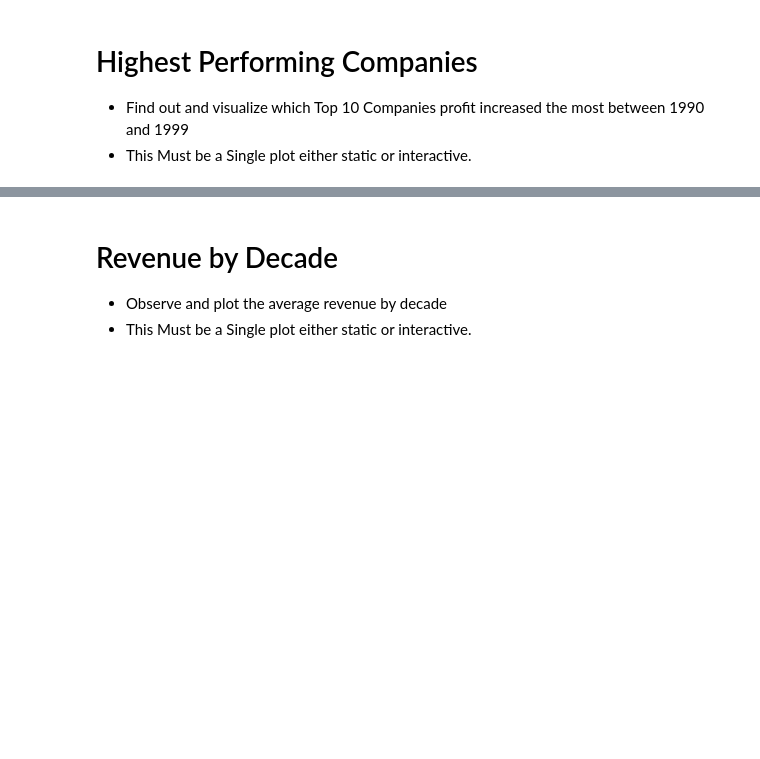
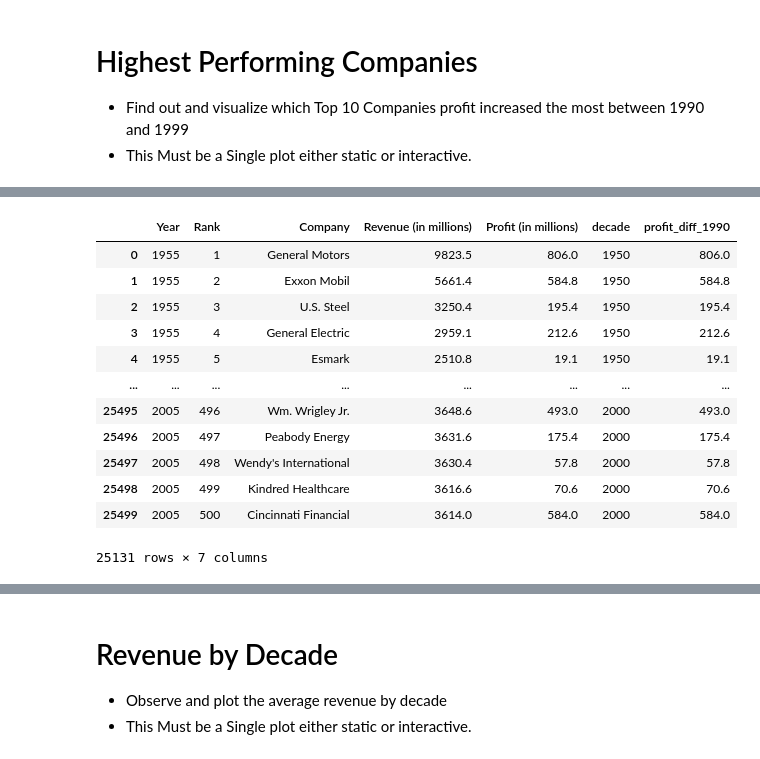
Before and after one commit to sean-halpin/data_vis, a Jupyter notebook: data_vis.ipynb, the cells around one changed output, grey strips where cells are left out. Saved outputs shown, nothing was run; the diff lists cells and outputs as text; code cells hidden in the pictures; blank space fills up the shorter version.

```diff
--- a/data_vis.ipynb
+++ b/data_vis.ipynb
@@ -256,0 +280,28 @@ between 1990 and 1999
+# %%
+def get_profit(comp, year):
+  try:
+    ret = df.loc[(df['Year'] == year) & (df['Company'] == comp)]['Profit (in millions)']
+    if (ret > 0):
+      return ret
+    else:
+      return 0
+  except Exception as e:
+    # print(e)
+    return 0
+
+df['profit_diff_1990'] = df.apply(lambda x: x['Profit (in millions)'] - get_profit(x.Company, 1990), axis=1)
+df
+# %% [output]
+|  | Year | Rank | Company | Revenue (in millions) | Profit (in millions) | decade | profit_diff_1990 |
+| 0 | 1955 | 1 | General Motors | 9823.5 | 806.0 | 1950 | 806.0 |
+| 1 | 1955 | 2 | Exxon Mobil | 5661.4 | 584.8 | 1950 | 584.8 |
+| 2 | 1955 | 3 | U.S. Steel | 3250.4 | 195.4 | 1950 | 195.4 |
+| 3 | 1955 | 4 | General Electric | 2959.1 | 212.6 | 1950 | 212.6 |
+| 4 | 1955 | 5 | Esmark | 2510.8 | 19.1 | 1950 | 19.1 |
+| ... | ... | ... | ... | ... | ... | ... | ... |
+| 25495 | 2005 | 496 | Wm. Wrigley Jr. | 3648.6 | 493.0 | 2000 | 493.0 |
+| 25496 | 2005 | 497 | Peabody Energy | 3631.6 | 175.4 | 2000 | 175.4 |
+| 25497 | 2005 | 498 | Wendy's International | 3630.4 | 57.8 | 2000 | 57.8 |
+| 25498 | 2005 | 499 | Kindred Healthcare | 3616.6 | 70.6 | 2000 | 70.6 |
+| 25499 | 2005 | 500 | Cincinnati Financial | 3614.0 | 584.0 | 2000 | 584.0 |
+25131 rows × 7 columns
```
Also changed, not shown: parts of 4 cells of this notebook.
